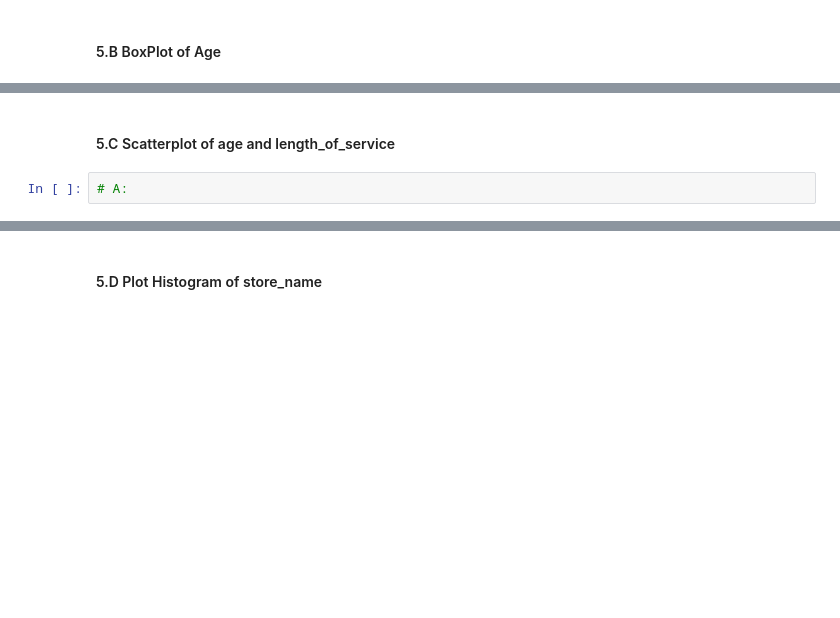
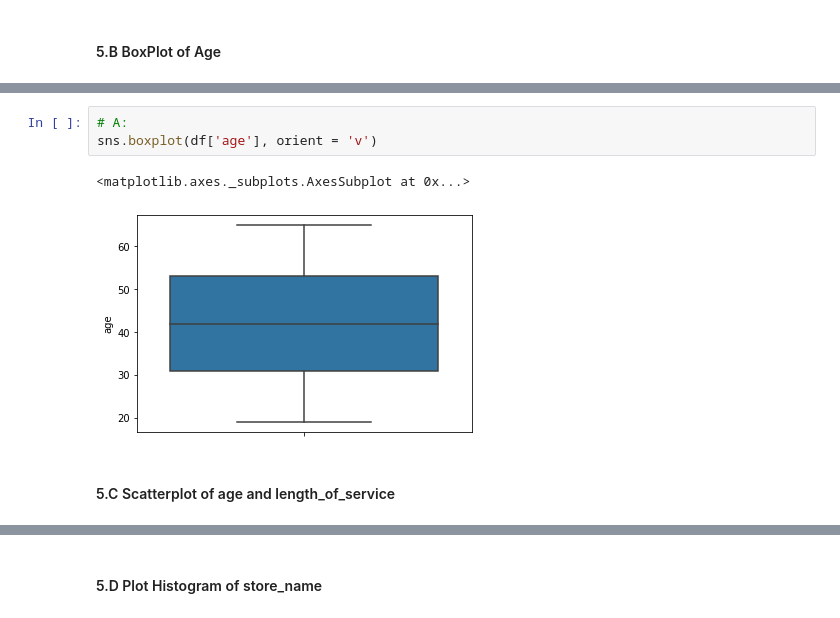
Before and after one commit to Kesterchia/Institute-of-Data, a Jupyter notebook: Mod 1/1.2.2 Pandas Lab.ipynb, the cells around one changed output, grey strips where cells are left out. Drawn from its saved outputs; the diff is of its cells as text; blank space fills up the shorter version.

```diff
--- a/Mod 1/1.2.2 Pandas Lab.ipynb
+++ b/Mod 1/1.2.2 Pandas Lab.ipynb
@@ -188,4 +388,8 @@ Find count, mean, std, min, max of of all columns of dataframe
+# %%
+# A:
+sns.boxplot(df['age'], orient = 'v')
+# %% [output]
+<matplotlib.axes._subplots.AxesSubplot at 0x...>
+[figure, added]
 # %% [markdown]
 #### 5.C Scatterplot of age and length_of_service
-# %%
-# A:
```
Also changed, not shown: parts of 32 cells of this notebook, 8 other files.
